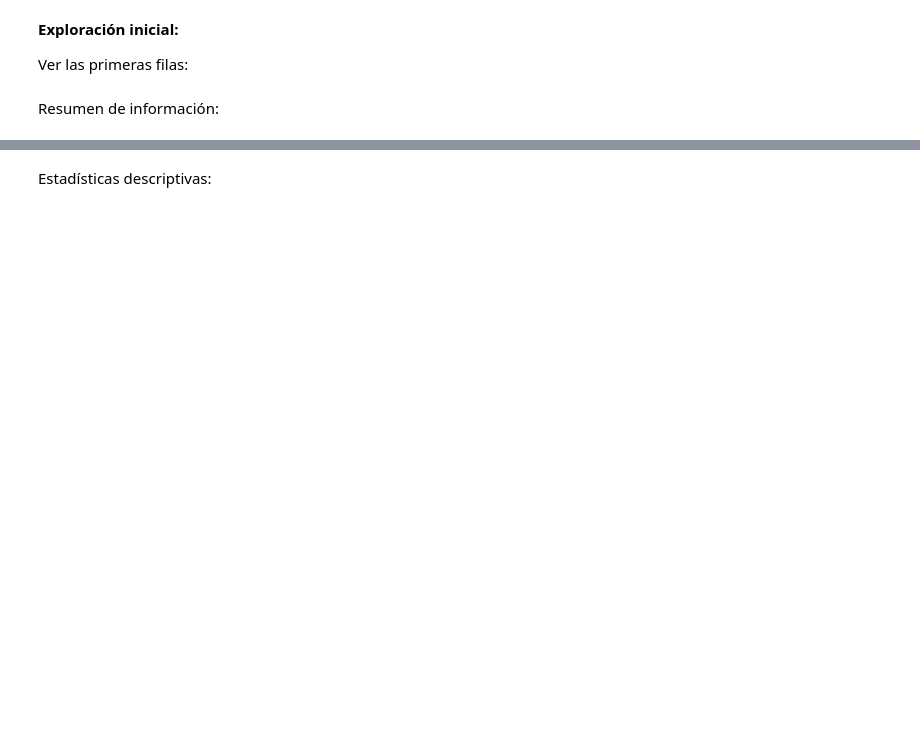
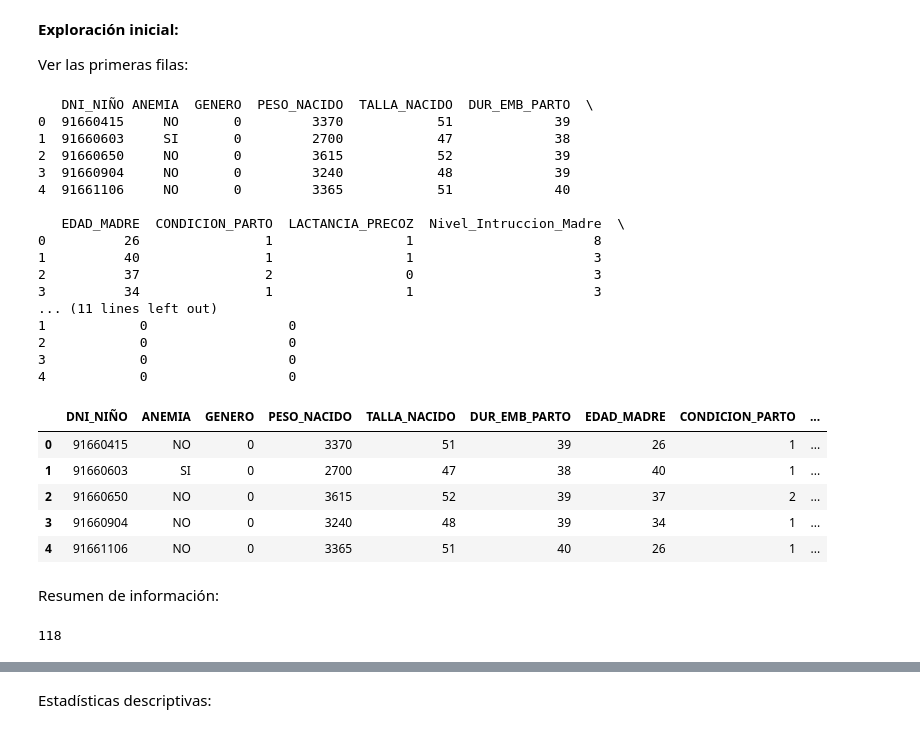
Before and after one commit to yelsinhc2025/PROGRANACION-102, a Jupyter notebook: 07_manipulaci_n_de_datos_con_pandas.ipynb, the cells around one changed output, grey strips where cells are left out. Cells and saved outputs as stored; diff of their text form; code cells hidden in the pictures; blank space fills up the shorter version.

```diff
--- a/07_manipulaci_n_de_datos_con_pandas.ipynb
+++ b/07_manipulaci_n_de_datos_con_pandas.ipynb
@@ -70,7 +86,39 @@ df = pd.read_csv('datos.csv')
 Ver las primeras filas:
 # %%
 print(df.head())  # Muestra las primeras 5 filas
+df.head()
+# %% [output]
+   DNI_NIÑO ANEMIA  GENERO  PESO_NACIDO  TALLA_NACIDO  DUR_EMB_PARTO  \
+0  91660415     NO       0         3370            51             39
+1  91660603     SI       0         2700            47             38
+2  91660650     NO       0         3615            52             39
+3  91660904     NO       0         3240            48             39
+4  91661106     NO       0         3365            51             40
+
+   EDAD_MADRE  CONDICION_PARTO  LACTANCIA_PRECOZ  Nivel_Intruccion_Madre  \
+0          26                1                 1                       8
+1          40                1                 1                       3
+2          37                2                 0                       3
+3          34                1                 1                       3
+... (11 lines left out)
+1            0                  0
+2            0                  0
+3            0                  0
+4            0                  0
+|  | DNI_NIÑO | ANEMIA | GENERO | PESO_NACIDO | TALLA_NACIDO | DUR_EMB_PARTO | EDAD_MADRE | CONDICION_PARTO | ... |
+| 0 | 91660415 | NO | 0 | 3370 | 51 | 39 | 26 | 1 | ... |
+| 1 | 91660603 | SI | 0 | 2700 | 47 | 38 | 40 | 1 | ... |
+| 2 | 91660650 | NO | 0 | 3615 | 52 | 39 | 37 | 2 | ... |
+| 3 | 91660904 | NO | 0 | 3240 | 48 | 39 | 34 | 1 | ... |
+| 4 | 91661106 | NO | 0 | 3365 | 51 | 40 | 26 | 1 | ... |
 # %% [markdown]
 Resumen de información:
+# %%
+
+
+
+len(df[(df.GENERO == 0) & (df.ANEMIA != 'SI') & (df.EDAD_MADRE > 35) ])
+# %% [output]
+118
 # %%
 print(df.info())  # Información sobre tipos de datos y valores nulos
```
Also changed, not shown: parts of 12 cells of this notebook.
